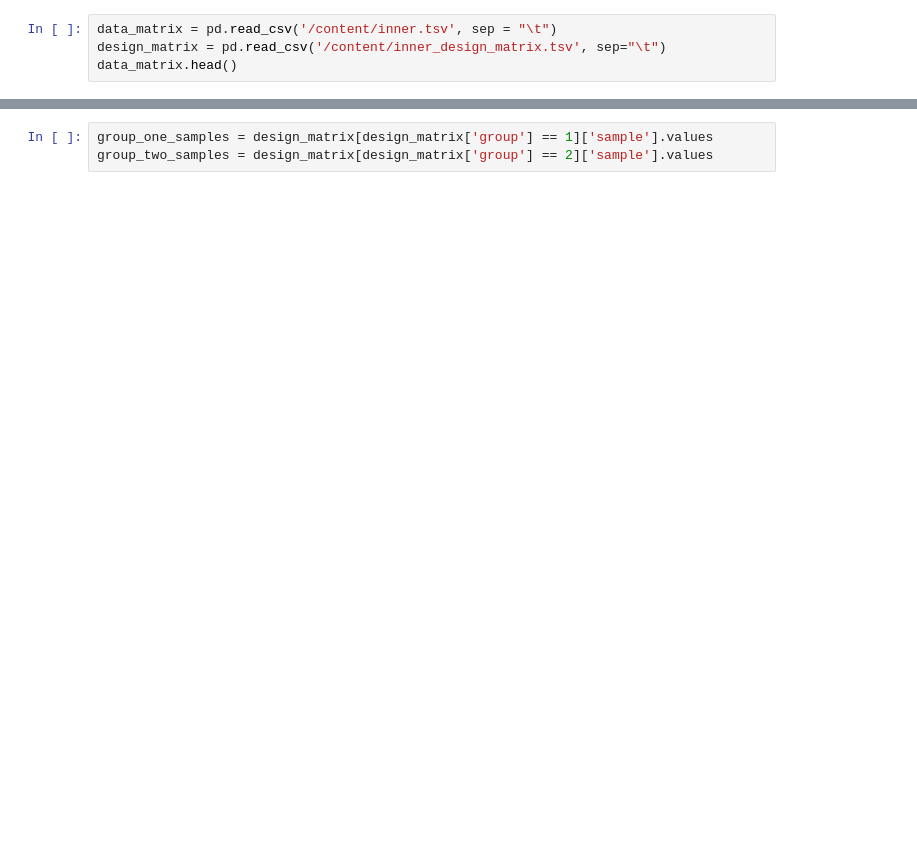
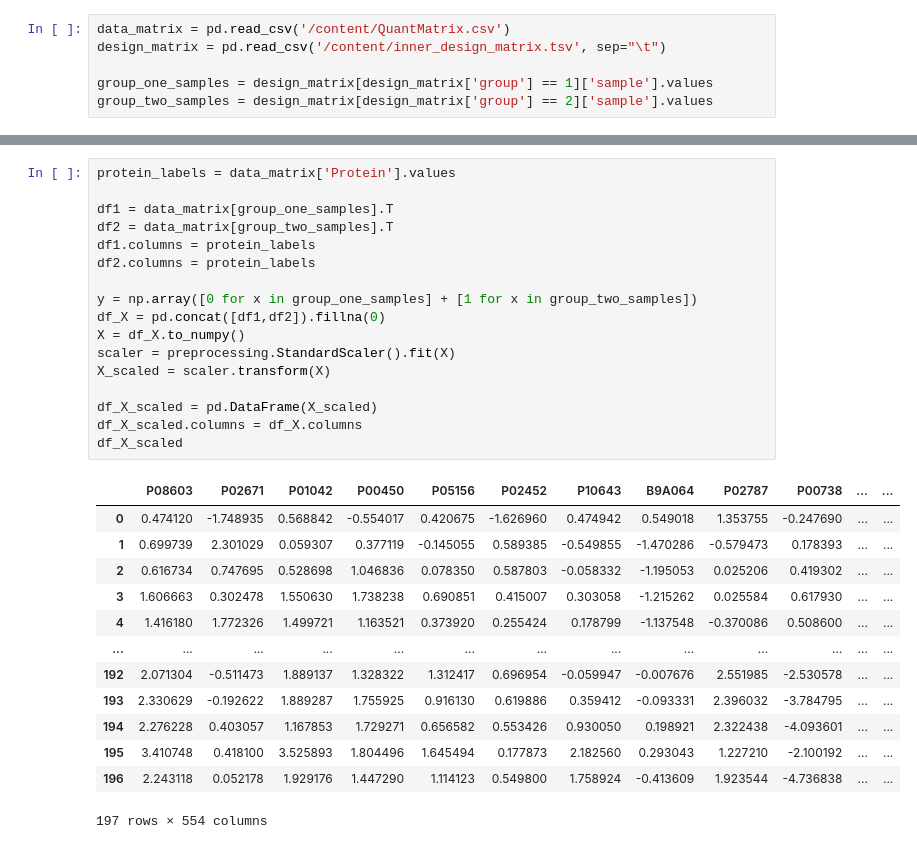
Before and after one commit to ErikHartman/BMEN35, a Jupyter notebook: BMEN35_SHAP.ipynb, the cells around one changed output, grey strips where cells are left out. Cells and saved outputs as stored; diff of their text form; blank space fills up the shorter version.

```diff
--- a/BMEN35_SHAP.ipynb
+++ b/BMEN35_SHAP.ipynb
@@ -29,6 +32,8 @@ shap.initjs()
 # %% [output]
 [interactive output not drawn]
 # %%
-data_matrix = pd.read_csv('/content/inner.tsv', sep = "\t")
+data_matrix = pd.read_csv('/content/QuantMatrix.csv')
 design_matrix = pd.read_csv('/content/inner_design_matrix.tsv', sep="\t")
-data_matrix.head()
+
+group_one_samples = design_matrix[design_matrix['group'] == 1]['sample'].values
+group_two_samples = design_matrix[design_matrix['group'] == 2]['sample'].values
@@ -43,3 +40,31 @@ data_matrix.head()
-# %%
-group_one_samples = design_matrix[design_matrix['group'] == 1]['sample'].values
-group_two_samples = design_matrix[design_matrix['group'] == 2]['sample'].values
+# %%
+protein_labels = data_matrix['Protein'].values
+
+df1 = data_matrix[group_one_samples].T
+df2 = data_matrix[group_two_samples].T
+df1.columns = protein_labels
+df2.columns = protein_labels
+
+y = np.array([0 for x in group_one_samples] + [1 for x in group_two_samples])
+df_X = pd.concat([df1,df2]).fillna(0)
+X = df_X.to_numpy()
+scaler = preprocessing.StandardScaler().fit(X)
+X_scaled = scaler.transform(X)
+
+df_X_scaled = pd.DataFrame(X_scaled)
+df_X_scaled.columns = df_X.columns
+df_X_scaled
+# %% [output]
+|  | P08603 | P02671 | P01042 | P00450 | P05156 | P02452 | P10643 | B9A064 | P02787 | P00738 | ... | ... |
+| 0 | 0.474120 | -1.748935 | 0.568842 | -0.554017 | 0.420675 | -1.626960 | 0.474942 | 0.549018 | 1.353755 | -0.247690 | ... | ... |
+| 1 | 0.699739 | 2.301029 | 0.059307 | 0.377119 | -0.145055 | 0.589385 | -0.549855 | -1.470286 | -0.579473 | 0.178393 | ... | ... |
+| 2 | 0.616734 | 0.747695 | 0.528698 | 1.046836 | 0.078350 | 0.587803 | -0.058332 | -1.195053 | 0.025206 | 0.419302 | ... | ... |
+| 3 | 1.606663 | 0.302478 | 1.550630 | 1.738238 | 0.690851 | 0.415007 | 0.303058 | -1.215262 | 0.025584 | 0.617930 | ... | ... |
+| 4 | 1.416180 | 1.772326 | 1.499721 | 1.163521 | 0.373920 | 0.255424 | 0.178799 | -1.137548 | -0.370086 | 0.508600 | ... | ... |
+| ... | ... | ... | ... | ... | ... | ... | ... | ... | ... | ... | ... | ... |
+| 192 | 2.071304 | -0.511473 | 1.889137 | 1.328322 | 1.312417 | 0.696954 | -0.059947 | -0.007676 | 2.551985 | -2.530578 | ... | ... |
+| 193 | 2.330629 | -0.192622 | 1.889287 | 1.755925 | 0.916130 | 0.619886 | 0.359412 | -0.093331 | 2.396032 | -3.784795 | ... | ... |
+| 194 | 2.276228 | 0.403057 | 1.167853 | 1.729271 | 0.656582 | 0.553426 | 0.930050 | 0.198921 | 2.322438 | -4.093601 | ... | ... |
+| 195 | 3.410748 | 0.418100 | 3.525893 | 1.804496 | 1.645494 | 0.177873 | 2.182560 | 0.293043 | 1.227210 | -2.100192 | ... | ... |
+| 196 | 2.243118 | 0.052178 | 1.929176 | 1.447290 | 1.114123 | 0.549800 | 1.758924 | -0.413609 | 1.923544 | -4.736838 | ... | ... |
+197 rows × 554 columns
```
Also changed, not shown: parts of 4 cells of this notebook.
